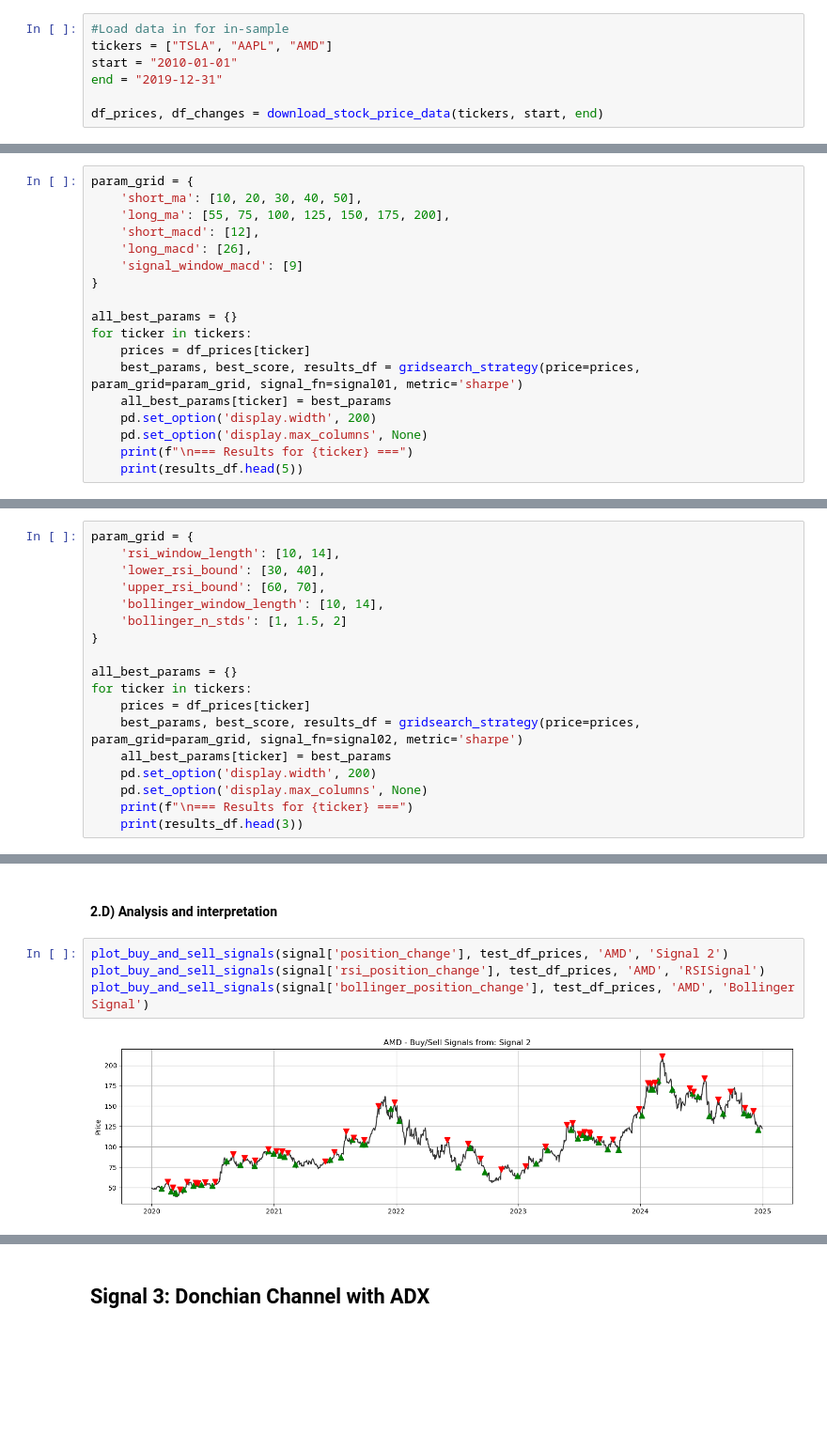
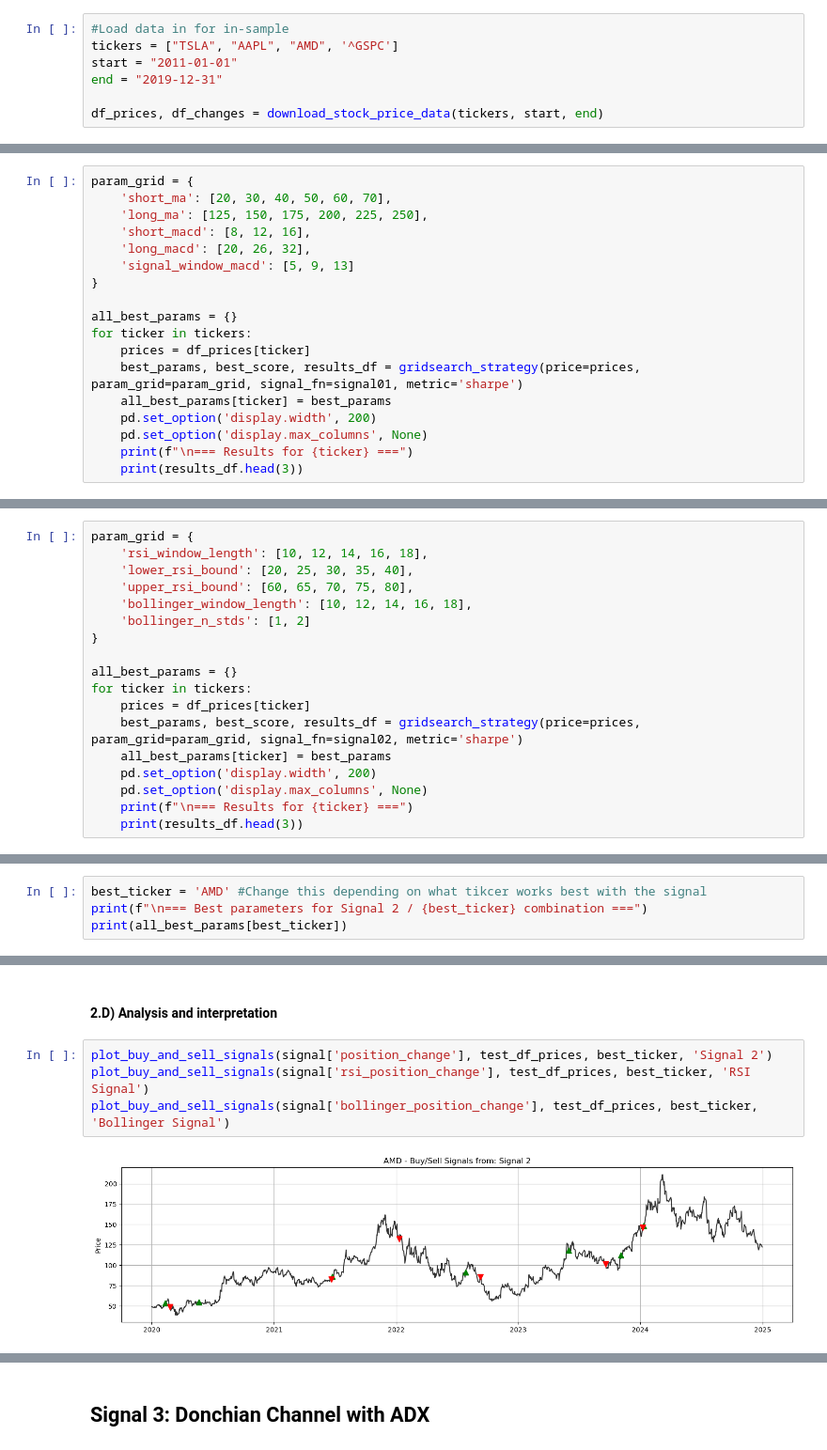
Before and after one commit to aaronsennhenn/computationalfinance, a Jupyter notebook: research_notebook.ipynb, the cells around one changed output, grey strips where cells are left out. Shown at 94% size. Cells and saved outputs as stored; diff of their text form; blank space fills up the shorter version.

Commit message:
Finla research notebook and adjusted bollinger function

```diff
--- a/research_notebook.ipynb
+++ b/research_notebook.ipynb
@@ -11,8 +11,8 @@ import matplotlib.pyplot as plt
 from module import *
 # %%
 #Load data in for in-sample
-tickers = ["TSLA", "AAPL", "AMD"]
-start = "2010-01-01"
+tickers = ["TSLA", "AAPL", "AMD", '^GSPC']
+start = "2011-01-01"
 end = "2019-12-31"
 
 df_prices, df_changes = download_stock_price_data(tickers, start, end)
@@ -57,10 +90,10 @@ For the parameter space we choose these parameters because in this literature ..
 # %%
 param_grid = {
-    'short_ma': [10, 20, 30, 40, 50],
-    'long_ma': [55, 75, 100, 125, 150, 175, 200],
-    'short_macd': [12],
-    'long_macd': [26],
-    'signal_window_macd': [9]
+    'short_ma': [20, 30, 40, 50, 60, 70],
+    'long_ma': [125, 150, 175, 200, 225, 250],
+    'short_macd': [8, 12, 16],
+    'long_macd': [20, 26, 32],
+    'signal_window_macd': [5, 9, 13]
 }
 
 all_best_params = {}
@@ -71,6 +104,6 @@ for ticker in tickers:
     pd.set_option('display.width', 200)
     pd.set_option('display.max_columns', None)
     print(f"\n=== Results for {ticker} ===")
-    print(results_df.head(5))
+    print(results_df.head(3))
 # %% [output]
 === Results for TSLA ===
@@ -163,11 +203,11 @@ def signal02(prices, rsi_window_length, lower_rsi_bound, upper_rsi_bound, bollin
 #### 2.B) Gridsearch best parameters for training set
 # %%
 param_grid = {
-    'rsi_window_length': [10, 14],
-    'lower_rsi_bound': [30, 40],
-    'upper_rsi_bound': [60, 70],
-    'bollinger_window_length': [10, 14],
-    'bollinger_n_stds': [1, 1.5, 2]
+    'rsi_window_length': [10, 12, 14, 16, 18],
+    'lower_rsi_bound': [20, 25, 30, 35, 40],
+    'upper_rsi_bound': [60, 65, 70, 75, 80],
+    'bollinger_window_length': [10, 12, 14, 16, 18],
+    'bollinger_n_stds': [1, 2]
 }
 
 all_best_params = {}
@@ -232,0 +273,4 @@ df_test_results
+# %%
+best_ticker = 'AMD' #Change this depending on what tikcer works best with the signal
+print(f"\n=== Best parameters for Signal 2 / {best_ticker} combination ===")
+print(all_best_params[best_ticker])
@@ -233,8 +280,8 @@ df_test_results
 # %% [markdown]
 #### 2.D) Analysis and interpretation
 # %%
-plot_buy_and_sell_signals(signal['position_change'], test_df_prices, 'AMD', 'Signal 2')
-plot_buy_and_sell_signals(signal['rsi_position_change'], test_df_prices, 'AMD', 'RSISignal')
-plot_buy_and_sell_signals(signal['bollinger_position_change'], test_df_prices, 'AMD', 'Bollinger Signal')
+plot_buy_and_sell_signals(signal['position_change'], test_df_prices, best_ticker, 'Signal 2')
+plot_buy_and_sell_signals(signal['rsi_position_change'], test_df_prices, best_ticker, 'RSI Signal')
+plot_buy_and_sell_signals(signal['bollinger_position_change'], test_df_prices, best_ticker, 'Bollinger Signal')
 # %% [output]
-[figure, old version]
+[figure, new version]
```
Also changed, not shown: parts of 23 cells of this notebook, 3 other files.
